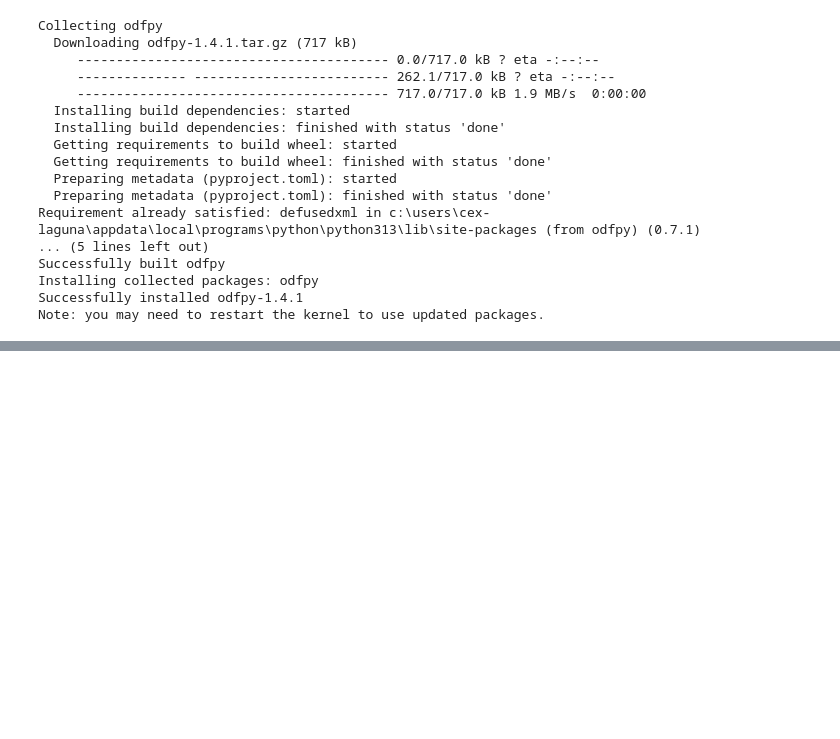
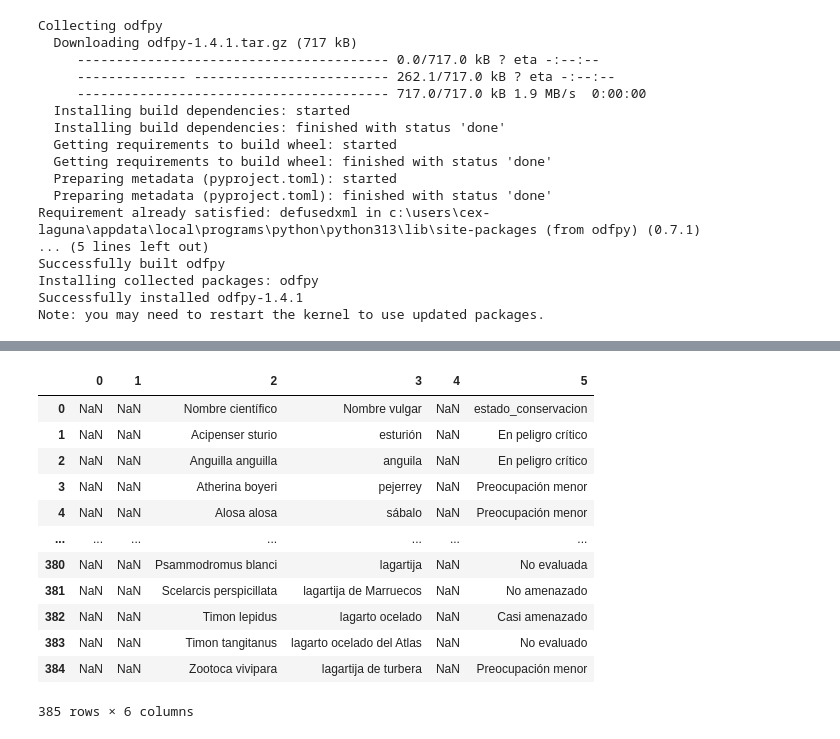
Before and after one commit to NereaGomez9/Animales-en-peligro-de-exticion, a Jupyter notebook: proyecto_animales.ipynb, the cells around one changed output, grey strips where cells are left out. Cells and saved outputs as stored; diff of their text form; code cells hidden in the pictures; blank space fills up the shorter version.

```diff
--- a/proyecto_animales.ipynb
+++ b/proyecto_animales.ipynb
@@ -172,0 +351,24 @@ df_boe
+# %%
+import pandas as pd
+
+# Leer ODS sin encabezado automático
+df_biodiv = pd.read_excel('biodiversidad-animal.ods', engine='odf', header=None)
+
+# Eliminar filas completamente vacías
+df_biodiv = df_biodiv.dropna(how='all').reset_index(drop=True)
+# %%
+df_biodiv
+# %% [output]
+|  | 0 | 1 | 2 | 3 | 4 | 5 |
+| 0 | NaN | NaN | Nombre científico | Nombre vulgar | NaN | estado_conservacion |
+| 1 | NaN | NaN | Acipenser sturio | esturión | NaN | En peligro crítico |
+| 2 | NaN | NaN | Anguilla anguilla | anguila | NaN | En peligro crítico |
+| 3 | NaN | NaN | Atherina boyeri | pejerrey | NaN | Preocupación menor |
+| 4 | NaN | NaN | Alosa alosa | sábalo | NaN | Preocupación menor |
+| ... | ... | ... | ... | ... | ... | ... |
+| 380 | NaN | NaN | Psammodromus blanci | lagartija | NaN | No evaluada |
+| 381 | NaN | NaN | Scelarcis perspicillata | lagartija de Marruecos | NaN | No amenazado |
+| 382 | NaN | NaN | Timon lepidus | lagarto ocelado | NaN | Casi amenazado |
+| 383 | NaN | NaN | Timon tangitanus | lagarto ocelado del Atlas | NaN | No evaluado |
+| 384 | NaN | NaN | Zootoca vivipara | lagartija de turbera | NaN | Preocupación menor |
+385 rows × 6 columns
```
Also changed, not shown: parts of 28 cells of this notebook, 2 other files.
